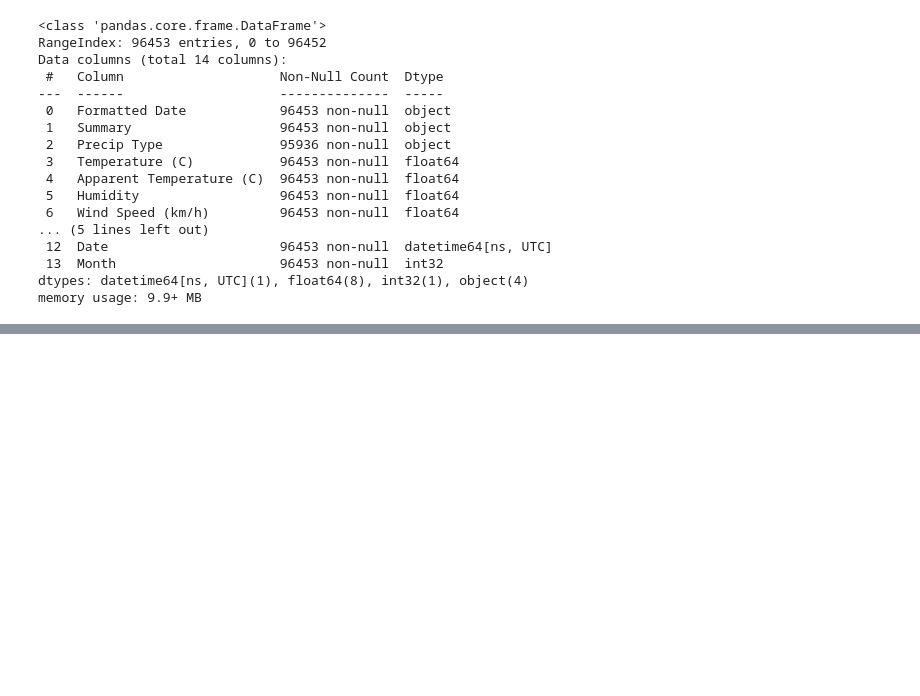
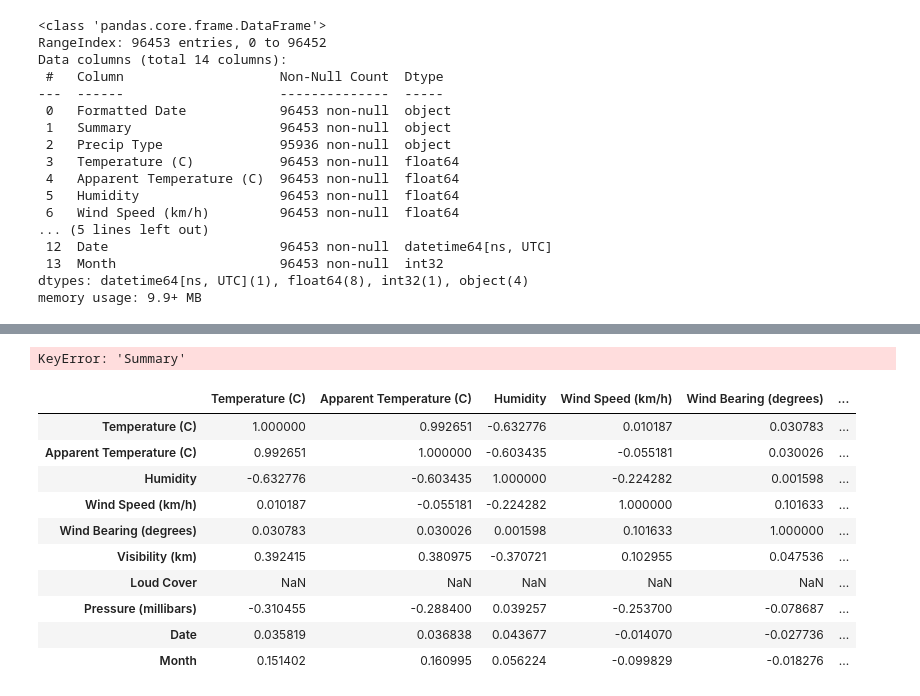
Before and after one commit to ARPDATA11/Regresja, a Jupyter notebook: Project.ipynb, the cells around one changed output, grey strips where cells are left out. Cells and saved outputs as stored; diff of their text form; code cells hidden in the pictures; blank space fills up the shorter version.

```diff
--- a/Project.ipynb
+++ b/Project.ipynb
@@ -104,0 +176,21 @@ memory usage: 9.9+ MB
+# %%
+# del df_copy['Formatted Date']
+del df_copy['Summary']
+del df_copy['Precip Type']
+del df_copy['Daily Summary']
+# %% [output]
+KeyError: 'Summary'
+# %%
+df_copy.corr(method='pearson')
+# %% [output]
+|  | Temperature (C) | Apparent Temperature (C) | Humidity | Wind Speed (km/h) | Wind Bearing (degrees) | ... |
+| Temperature (C) | 1.000000 | 0.992651 | -0.632776 | 0.010187 | 0.030783 | ... |
+| Apparent Temperature (C) | 0.992651 | 1.000000 | -0.603435 | -0.055181 | 0.030026 | ... |
+| Humidity | -0.632776 | -0.603435 | 1.000000 | -0.224282 | 0.001598 | ... |
+| Wind Speed (km/h) | 0.010187 | -0.055181 | -0.224282 | 1.000000 | 0.101633 | ... |
+| Wind Bearing (degrees) | 0.030783 | 0.030026 | 0.001598 | 0.101633 | 1.000000 | ... |
+| Visibility (km) | 0.392415 | 0.380975 | -0.370721 | 0.102955 | 0.047536 | ... |
+| Loud Cover | NaN | NaN | NaN | NaN | NaN | ... |
+| Pressure (millibars) | -0.310455 | -0.288400 | 0.039257 | -0.253700 | -0.078687 | ... |
+| Date | 0.035819 | 0.036838 | 0.043677 | -0.014070 | -0.027736 | ... |
+| Month | 0.151402 | 0.160995 | 0.056224 | -0.099829 | -0.018276 | ... |
```
Also changed, not shown: parts of 15 cells of this notebook.
